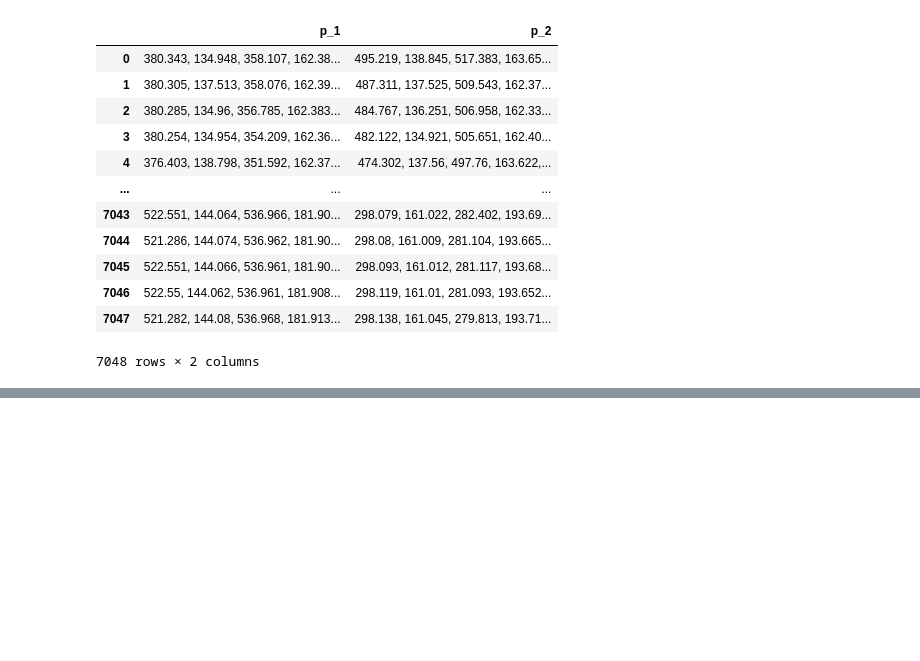
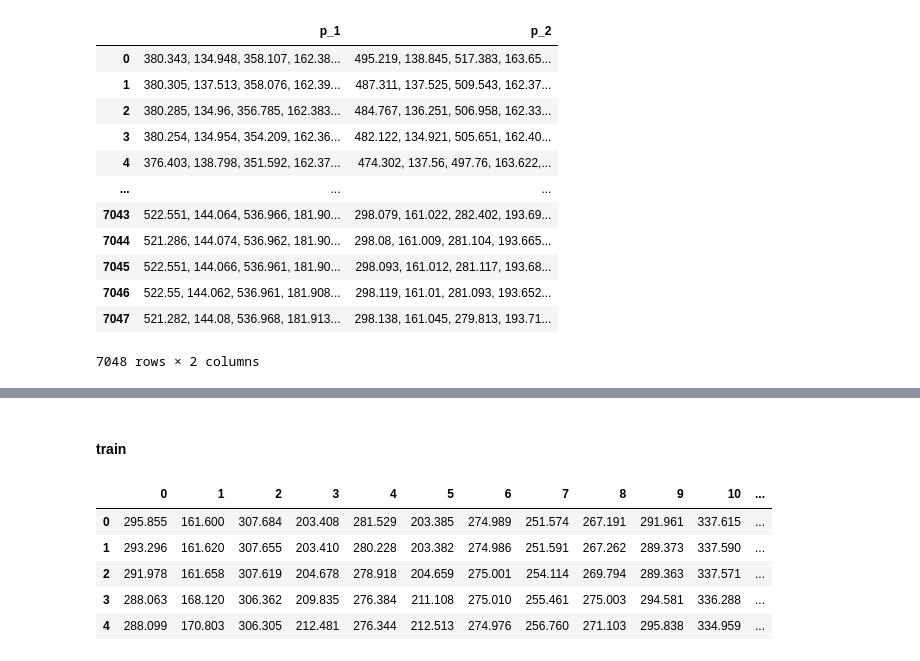
Before and after one commit to gilbertlim/school-cctv-ai, a Jupyter notebook: visualization/make_videos_from_skeleton.ipynb, the cells around one changed output, grey strips where cells are left out. Drawn from its saved outputs; the diff is of its cells as text; code cells hidden in the pictures; blank space fills up the shorter version.

```diff
--- a/visualization/make_videos_from_skeleton.ipynb
+++ b/visualization/make_videos_from_skeleton.ipynb
@@ -114,0 +145,36 @@ show_local_mp4_video('test.mp4', width=640, height=480)
+# %%
+col = [str(i) for i in range(36)]
+
+arr = [[] * i for i in range(32)]
+
+for i in range(31):
+    for c in col:
+        arr[i].append(df2[c][i])
+# %%
+from google.colab.patches import cv2_imshow
+import os
+
+
+if not os.path.exists('Videos'):
+    os.mkdir('Videos')
+
+if not os.path.exists('Images'):
+    os.mkdir('Images')
+
+
+size = (480, 640)
+fps = 30
+img_arr = []
+
+
+for i in range(31):
+    img = np.zeros(size + (3,))
+
+    for idx, xy in enumerate(arr[i]):
+        if (idx + 1)% 2 == 0 :
+            x,y = (np.float32(arr[i][idx - 1]), np.float32(arr[i][idx]))
+            cv2.circle(img, (x,y), 1, (0,255,0), cv2.LINE_4) # image, (x,y), radius, color)
+
+
+    img_path = './Images/img2_' + str('%02d' %i) + '.jpg'
+    cv2.imwrite(img_path, img)
@@ -115 +214,16 @@ show_local_mp4_video('test.mp4', width=640, height=480)
+# %% [markdown]
+#### train
+# %%
+df3 = pd.read_csv('/content/drive/MyDrive/Colab Notebooks/OpenPose/datasets/X_train.txt')
+
+df3.columns = [str(i) for i in range(36)]
+
+df3.head()
+# %% [output]
+|  | 0 | 1 | 2 | 3 | 4 | 5 | 6 | 7 | 8 | 9 | 10 | ... |
+| 0 | 295.855 | 161.600 | 307.684 | 203.408 | 281.529 | 203.385 | 274.989 | 251.574 | 267.191 | 291.961 | 337.615 | ... |
+| 1 | 293.296 | 161.620 | 307.655 | 203.410 | 280.228 | 203.382 | 274.986 | 251.591 | 267.262 | 289.373 | 337.590 | ... |
+| 2 | 291.978 | 161.658 | 307.619 | 204.678 | 278.918 | 204.659 | 275.001 | 254.114 | 269.794 | 289.363 | 337.571 | ... |
+| 3 | 288.063 | 168.120 | 306.362 | 209.835 | 276.384 | 211.108 | 275.010 | 255.461 | 275.003 | 294.581 | 336.288 | ... |
+| 4 | 288.099 | 170.803 | 306.305 | 212.481 | 276.344 | 212.513 | 274.976 | 256.760 | 271.103 | 295.838 | 334.959 | ... |
 # %%
```
Also changed, not shown: parts of 12 cells of this notebook, 1 other file.
